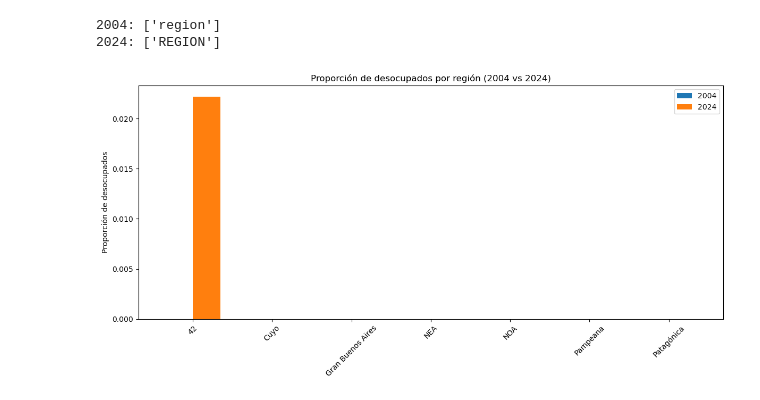
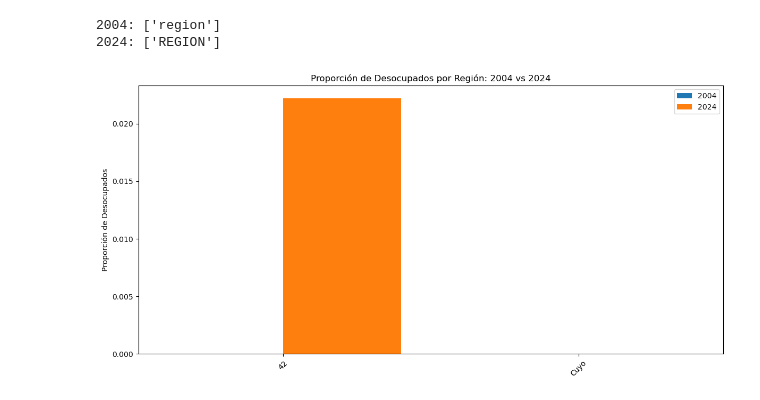
Before and after one commit to AaronFernandez05/BigDataUBA-Grupo-19, a Jupyter notebook: TP2/Big_Data_TP2_Grupo19 (2).ipynb, the cells around one changed output. Drawn from its saved outputs; the diff is of its cells as text; code cells hidden in the pictures.

```diff
--- a/TP2/Big_Data_TP2_Grupo19 (2).ipynb
+++ b/TP2/Big_Data_TP2_Grupo19 (2).ipynb
@@ -497,30 +497,3 @@ print("2024:", [col for col in respondieron_2024.columns if 'reg' in col.lower()
 # %% [output]
 2004: ['region']
 2024: ['REGION']
-# %%
-# Convertir los índices a string para evitar el error de comparación
-regiones = sorted(set(map(str, desocupados_region_2004.index)).union(set(map(str, desocupados_region_2024.index))))
-
-# Asegurar valores en el mismo orden
-val_2004 = [desocupados_region_2004.get(int(region), 0) if region.isdigit() else desocupados_region_2004.get(region, 0) for region in regiones]
-val_2024 = [desocupados_region_2024.get(int(region), 0) if region.isdigit() else desocupados_region_2024.get(region, 0) for region in regiones]
-
-# Graficar
-import matplotlib.pyplot as plt
-import numpy as np
-
-x = np.arange(len(regiones))
-width = 0.35
-
-plt.figure(figsize=(12, 6))
-plt.bar(x - width/2, val_2004, width, label='2004')
-plt.bar(x + width/2, val_2024, width, label='2024')
-
-plt.xticks(x, regiones, rotation=45)
-plt.ylabel('Proporción de desocupados')
-plt.title('Proporción de desocupados por región (2004 vs 2024)')
-plt.legend()
-plt.tight_layout()
-plt.show()
-# %% [output]
-[figure, removed]
@@ -528,0 +500,36 @@ plt.show()
+# %%
+import pandas as pd
+import matplotlib.pyplot as plt
+
+# Asegurar que 'region' y 'REGION' estén en el mismo formato (string)
+respondieron_2004['region'] = respondieron_2004['region'].astype(str)
+respondieron_2024['REGION'] = respondieron_2024['REGION'].astype(str)
+
+# Agrupar por región y calcular proporción de desocupados
+desocupados_region_2004 = respondieron_2004.groupby('region', observed=True)['desocupado'].mean()
+desocupados_region_2024 = respondieron_2024.groupby('REGION', observed=True)['desocupado'].mean()
+
+# Renombrar índices como string para evitar errores
+index_2004 = desocupados_region_2004.rename(index=lambda x: str(x))
+index_2024 = desocupados_region_2024.rename(index=lambda x: str(x))
+
+# Unificar los índices de ambas series
+regiones = sorted(set(index_2004.index).union(set(index_2024.index)))
+
+# Obtener proporciones en el mismo orden
+val_2004 = [index_2004.get(region, 0) for region in regiones]
+val_2024 = [index_2024.get(region, 0) for region in regiones]
+
+# Crear gráfico comparativo
+x = range(len(regiones))
+plt.figure(figsize=(12,6))
+plt.bar(x, val_2004, width=0.4, label='2004', align='center')
+plt.bar([i + 0.4 for i in x], val_2024, width=0.4, label='2024', align='center')
+plt.xticks([i + 0.2 for i in x], regiones, rotation=45)
+plt.ylabel('Proporción de Desocupados')
+plt.title('Proporción de Desocupados por Región: 2004 vs 2024')
+plt.legend()
+plt.tight_layout()
+plt.show()
+# %% [output]
+[figure, added]
```
Also changed, not shown: parts of 2 cells of this notebook.
